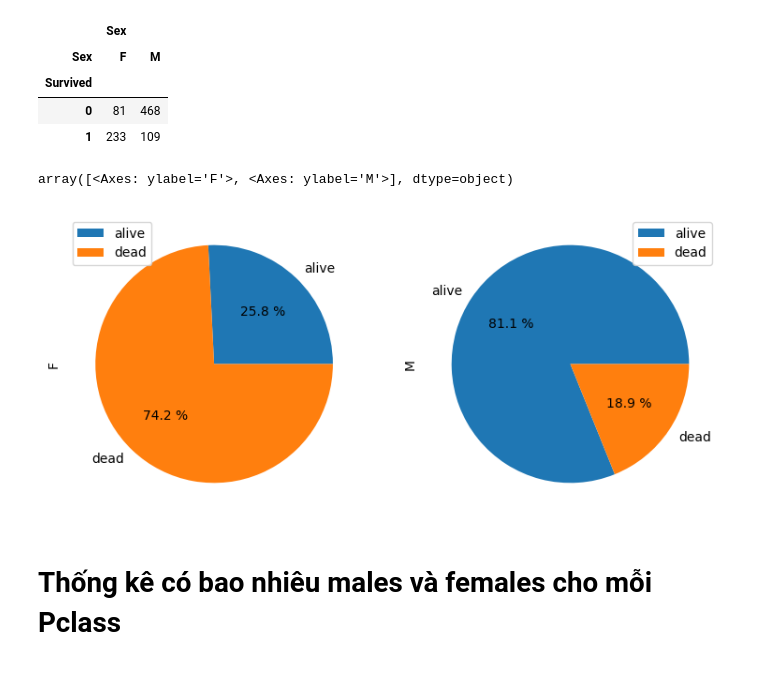
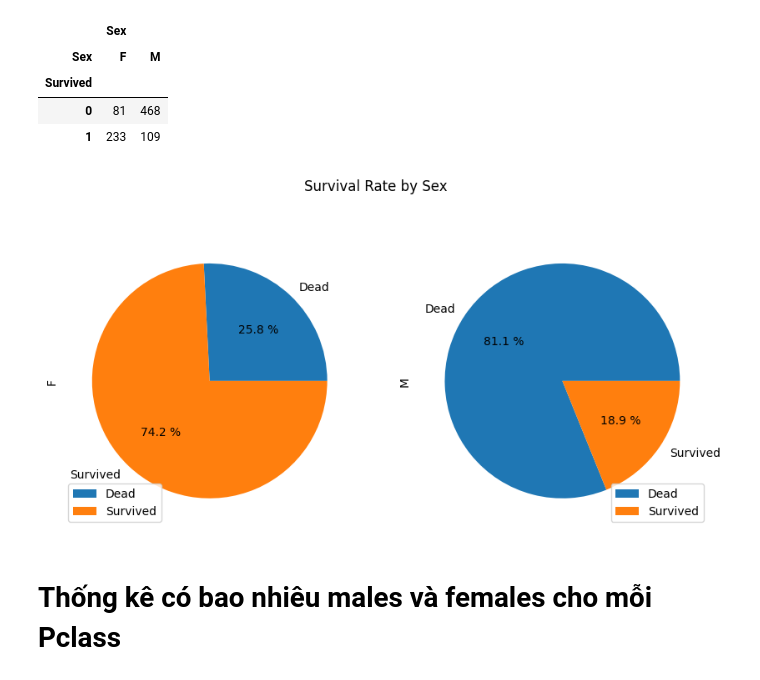
Before and after one commit to HoaiNam2k5/Deep_Learning_Practice, a Jupyter notebook: Data_Pre_Processing.ipynb, the cells around one changed output. Cells and saved outputs as stored; diff of their text form; code cells hidden in the pictures.

Commit message:
Được tạo bằng Colab

```diff
--- a/Data_Pre_Processing.ipynb
+++ b/Data_Pre_Processing.ipynb
@@ -86,3 +82,7 @@ For example, when doing 'df[col].method(value, inplace=True)', try using 'df.met
+# %%
+# Điền giá trị thiếu cho cột Age bằng giá trị trung bình (làm tròn)
+mean_age = round(datatitanic1['Age'].mean())
+datatitanic1['Age'] = datatitanic1['Age'].fillna(mean_age)
 # %%
 datatitanic1.head(20)
 # %% [output]
@@ -103,7 +103,3 @@ datatitanic1.head(20)
 | 17 | 18 | 1 | 2 | Williams, Mr. Charles Eugene | M | 30.0 | 0 | 0 | 244373 | 13.0000 | ... |
 | 18 | 19 | 0 | 3 | Vander Planke, Mrs. Julius (Emeli... | F | 31.0 | 1 | 0 | 345763 | 18.0000 | ... |
 | 19 | 20 | 1 | 3 | Masselmani, Mrs. Fatima | F | 30.0 | 0 | 0 | 2649 | 7.2250 | ... |
-# %%
-datatitanic1["Age"][datatitanic1["Pclass"] == 1] = datatitanic1["Age"][datatitanic1["Pclass"] == 1].fillna(datatitanic1["Age"][datatitanic1["Pclass"] == 1].median(), inplace = False)
-datatitanic1["Age"][datatitanic1["Pclass"] == 2] = datatitanic1["Age"][datatitanic1["Pclass"] == 2].fillna(datatitanic1["Age"][datatitanic1["Pclass"] == 2].median(), inplace = False)
-datatitanic1["Age"][datatitanic1["Pclass"] == 3] = datatitanic1["Age"][datatitanic1["Pclass"] == 3].fillna(datatitanic1["Age"][datatitanic1["Pclass"] == 3].median(), inplace = False)
@@ -128,3 +106,8 @@ See the caveats in the documentation: https://pandas.pydata.org/pandas-docs/stab
+# %%
+# Điền giá trị thiếu cho Age dựa trên trung vị (median) của từng Pclass
+for pclass in [1, 2, 3]:
+    median_val = datatitanic1.loc[datatitanic1['Pclass'] == pclass, 'Age'].median()
+    datatitanic1.loc[datatitanic1['Pclass'] == pclass, 'Age'] = datatitanic1.loc[datatitanic1['Pclass'] == pclass, 'Age'].fillna(median_val)
 # %%
 datatitanic1.head(20)
 # %% [output]
@@ -190,0 +149,6 @@ See the caveats in the documentation: https://pandas.pydata.org/pandas-docs/stab
+# %%
+# Xử lý cột Cabin: Thay thế NaN bằng 'Unknown' và lấy chữ cái đầu tiên
+datatitanic1['typeCabin'] = datatitanic1['Cabin'].fillna('Unknown')
+datatitanic1['typeCabin'] = datatitanic1['typeCabin'].apply(lambda x: x[0] if x != 'Unknown' else 'Unknown')
+
+display(datatitanic1.head(5))
@@ -210,11 +181,14 @@ corSurvivedSex
 | Survived |  |  |
 | 0 | 81 | 468 |
 | 1 | 233 | 109 |
-# %%
-corSurvivedSex['Sex'].rename(index={0:'alive',1:'dead'}).plot.pie(autopct = '%.1f %%', subplots=True, figsize=(9, 6))
-# %% [output]
-array([<Axes: ylabel='F'>, <Axes: ylabel='M'>], dtype=object)
-[figure, removed]
+# %%
+# Trực quan hóa tỉ lệ sống sót/thiệt mạng theo giới tính bằng biểu đồ tròn
+plot_data = corSurvivedSex['Sex'].rename(index={0: 'Dead', 1: 'Survived'})
+plot_data.plot.pie(autopct='%.1f %%', subplots=True, figsize=(10, 5), title='Survival Rate by Sex')
+import matplotlib.pyplot as plt
+plt.show()
+# %% [output]
+[figure, added]
 # %% [markdown]
 # Thống kê có bao nhiêu males và females cho mỗi Pclass
 # %%
```
Also changed, not shown: parts of 7 cells of this notebook.
